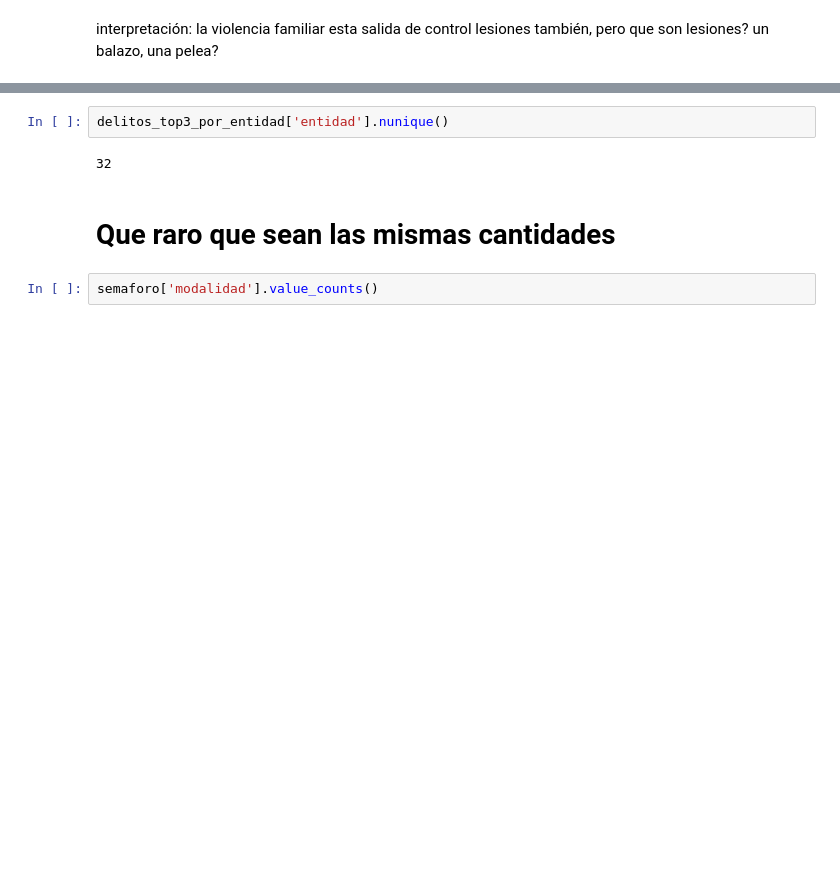
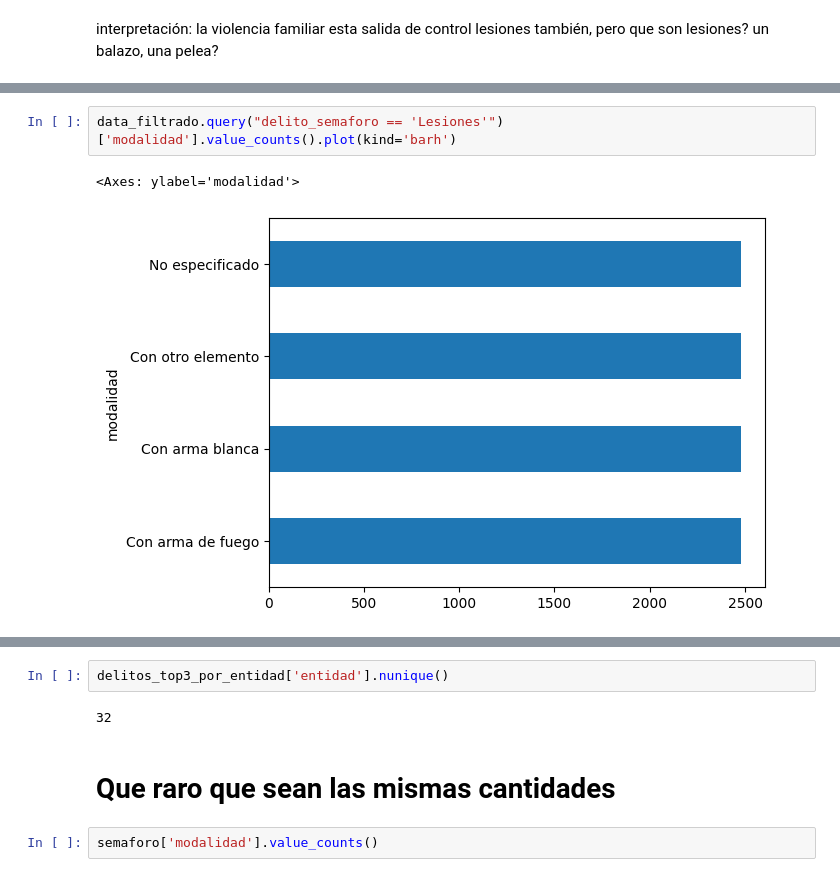
Before and after one commit to la-ciencia-del-delito/semaforo-delictivo, a Jupyter notebook: ETL/03_EDA_top3delitos.ipynb, the cells around one changed output, grey strips where cells are left out. Drawn from its saved outputs; the diff is of its cells as text; blank space fills up the shorter version.

```diff
--- a/ETL/03_EDA_top3delitos.ipynb
+++ b/ETL/03_EDA_top3delitos.ipynb
@@ -140,0 +74,5 @@ lesiones también, pero que son lesiones? un balazo, una pelea?
+# %%
+data_filtrado.query("delito_semaforo == 'Lesiones'")['modalidad'].value_counts().plot(kind='barh')
+# %% [output]
+<Axes: ylabel='modalidad'>
+[figure, added]
```
Also changed, not shown: parts of 51 cells of this notebook.
